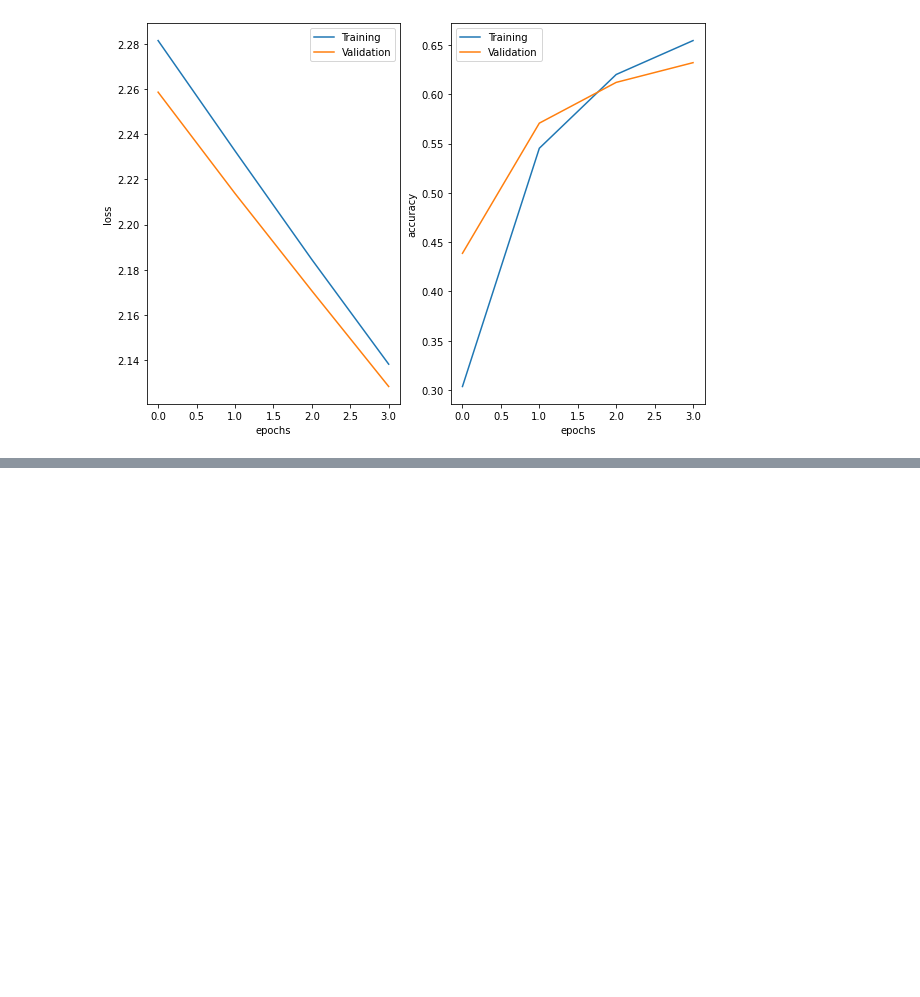
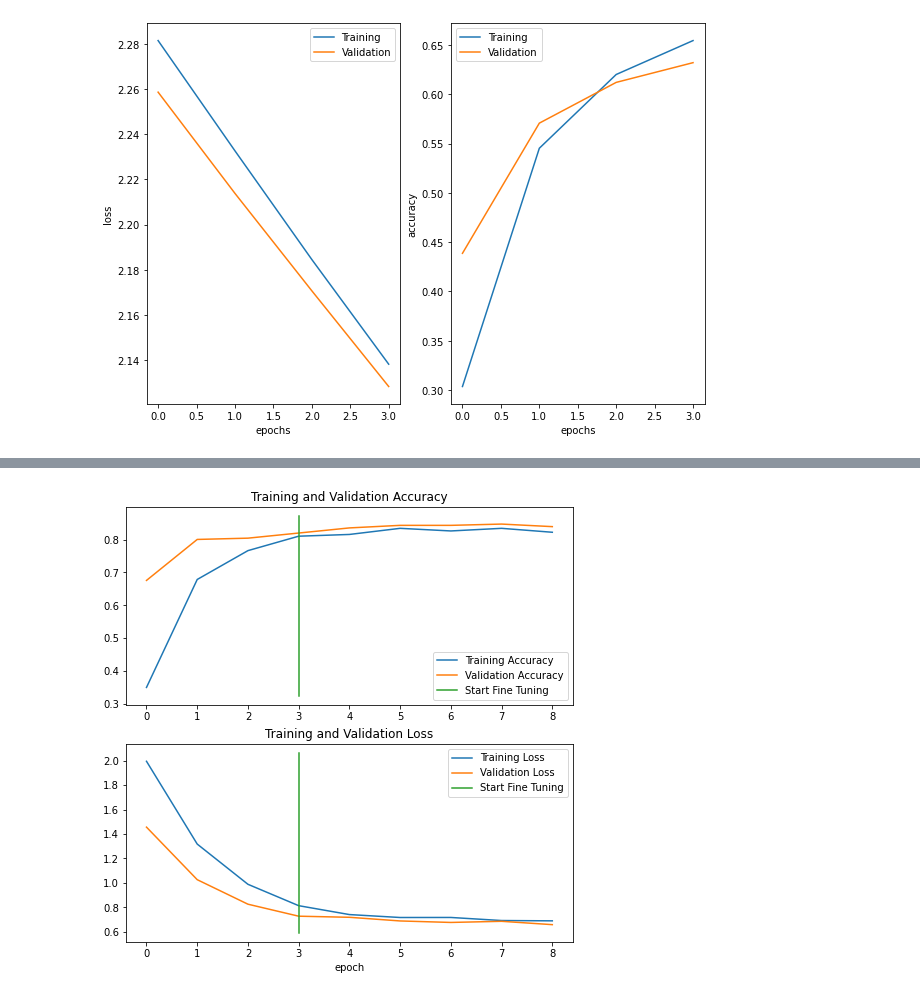
Before and after one commit to KacperKorzen/tensor-course, a Jupyter notebook: transfer_learning.ipynb, the cells around one changed output, grey strips where cells are left out. Cells and saved outputs as stored; diff of their text form; code cells hidden in the pictures; blank space fills up the shorter version.

Commit message:
fine tuning

```diff
--- a/transfer_learning.ipynb
+++ b/transfer_learning.ipynb
@@ -137,0 +346,13 @@ plt.legend(["Training", "Validation"])
+# %%
+# after making some changes in model we have to recompile it
+model_0.compile(loss = tf.keras.losses.CategoricalCrossentropy(),
+                optimizer = tf.keras.optimizers.Adam(learning_rate = 0.0001), #in fune tuning we want small learning rate
+                metrics = ["accuracy"])
+# %%
+history_fine = model_0.fit(train_data, #Image data generator crate sample with labels
+                        epochs=8,
+                        steps_per_epoch=len(train_data),
+                        validation_data = test_data,
+                        validation_steps = len(test_data)*0.1,
+                        initial_epoch = history.epoch[-1] #start training fine tuning after correct epeoch
+                        )
@@ -137,0 +370,4 @@ plt.legend(["Training", "Validation"])
+# %%
+hp.compare_historys(history, history_fine, 4)
+# %% [output]
+[figure, added]
```
Also changed, not shown: parts of 13 cells of this notebook.
